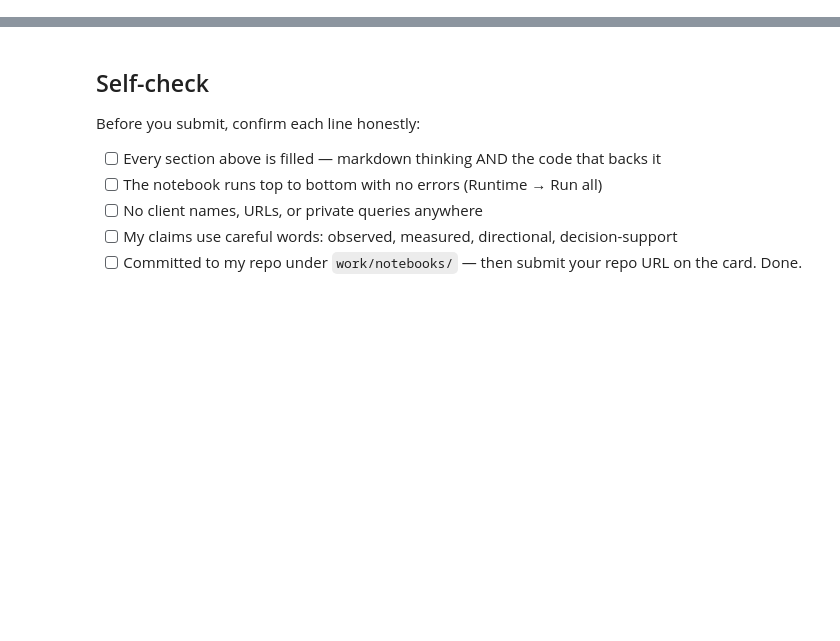
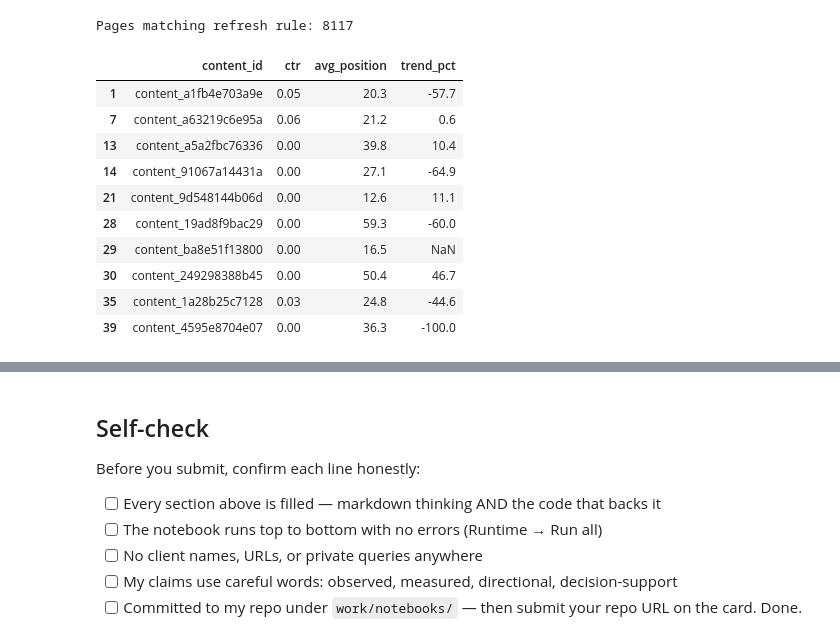
Before and after one commit to Rana4682/flyrank-ml-internship, a Jupyter notebook: work/notebooks/w04_signal_audit.ipynb, the cells around one changed output, grey strips where cells are left out. Saved outputs shown, nothing was run; the diff lists cells and outputs as text; code cells hidden in the pictures; blank space fills up the shorter version.

```diff
--- a/work/notebooks/w04_signal_audit.ipynb
+++ b/work/notebooks/w04_signal_audit.ipynb
@@ -36,0 +133,31 @@ This skeleton is yours to fill. Work the sections **in order** — each one has
+# %%
+flag_pages = df[
+    (df["ctr"] < df["ctr"].median()) &
+    (df["avg_position"] > df["avg_position"].median())
+]
+
+print("Pages matching refresh rule:", len(flag_pages))
+
+display(
+    flag_pages[
+        [
+            "content_id",
+            "ctr",
+            "avg_position",
+            "trend_pct"
+        ]
+    ].head(10)
+)
+# %% [output]
+Pages matching refresh rule: 8117
+|  | content_id | ctr | avg_position | trend_pct |
+| 1 | content_a1fb4e703a9e | 0.05 | 20.3 | -57.7 |
+| 7 | content_a63219c6e95a | 0.06 | 21.2 | 0.6 |
+| 13 | content_a5a2fbc76336 | 0.00 | 39.8 | 10.4 |
+| 14 | content_91067a14431a | 0.00 | 27.1 | -64.9 |
+| 21 | content_9d548144b06d | 0.00 | 12.6 | 11.1 |
+| 28 | content_19ad8f9bac29 | 0.00 | 59.3 | -60.0 |
+| 29 | content_ba8e51f13800 | 0.00 | 16.5 | NaN |
+| 30 | content_249298388b45 | 0.00 | 50.4 | 46.7 |
+| 35 | content_1a28b25c7128 | 0.03 | 24.8 | -44.6 |
+| 39 | content_4595e8704e07 | 0.00 | 36.3 | -100.0 |
```
Also changed, not shown: parts of 17 cells of this notebook.
